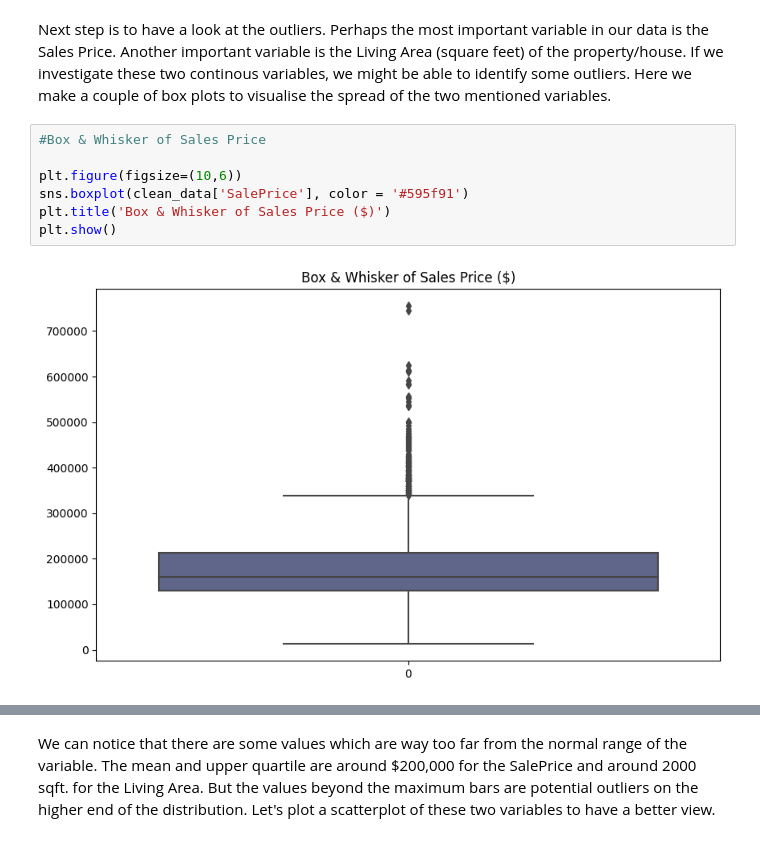
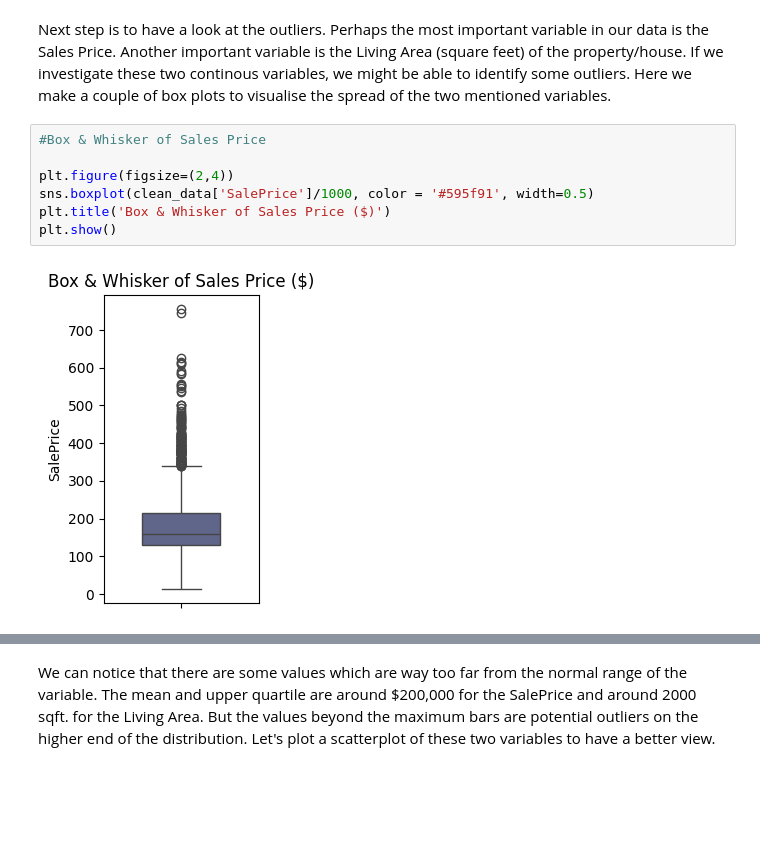
Before and after one commit to dahmed301/HousingPrices_EDA, a Jupyter notebook: code.ipynb, the cells around one changed output, grey strips where cells are left out. Cells and saved outputs as stored; diff of their text form; blank space fills up the shorter version.

```diff
--- a/code.ipynb
+++ b/code.ipynb
@@ -186,12 +188,12 @@ Next step is to have a look at the outliers. Perhaps the most important variable
 # %%
 #Box & Whisker of Sales Price
 
-plt.figure(figsize=(10,6))
-sns.boxplot(clean_data['SalePrice'], color = '#595f91')
+plt.figure(figsize=(2,4))
+sns.boxplot(clean_data['SalePrice']/1000, color = '#595f91', width=0.5)
 plt.title('Box & Whisker of Sales Price ($)')
 plt.show()
 # %% [output]
-[figure, old version]
+[figure, new version]
 # %%
 #Box & Whisker of Gr Liv Area
 
```
Also changed, not shown: parts of 10 cells of this notebook.
